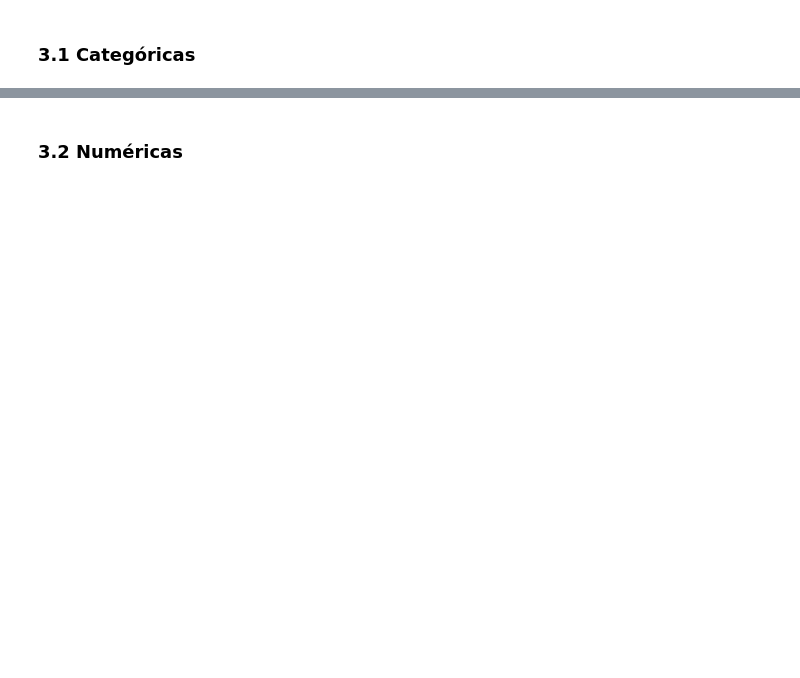
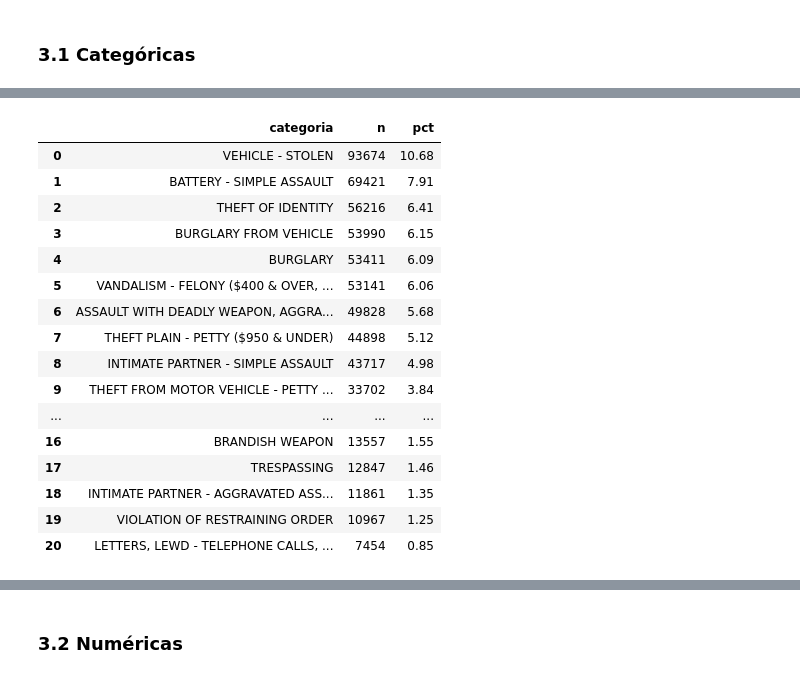
Before and after one commit to dulcetorres220799/progra-gatos, a Jupyter notebook: notebooks/nb01_estructura_perfilado.ipynb, the cells around one changed output, grey strips where cells are left out. Saved outputs shown, nothing was run; the diff lists cells and outputs as text; code cells hidden in the pictures; blank space fills up the shorter version.

```diff
--- a/notebooks/nb01_estructura_perfilado.ipynb
+++ b/notebooks/nb01_estructura_perfilado.ipynb
@@ -366,0 +228,30 @@ Para el tema del registro por años, la documentación del archivo contiene lo s
+# %%
+#delito
+
+con.execute("""
+    SELECT delito AS categoria,
+           COUNT(*) AS n,
+           ROUND(100.0 * COUNT(*) / (SELECT COUNT(*) FROM clean.delitos_LA), 2) AS pct
+    FROM clean.delitos_LA
+    GROUP BY categoria
+    ORDER BY n DESC
+    LIMIT 21
+""").df()
+# %% [output]
+|  | categoria | n | pct |
+| 0 | VEHICLE - STOLEN | 93674 | 10.68 |
+| 1 | BATTERY - SIMPLE ASSAULT | 69421 | 7.91 |
+| 2 | THEFT OF IDENTITY | 56216 | 6.41 |
+| 3 | BURGLARY FROM VEHICLE | 53990 | 6.15 |
+| 4 | BURGLARY | 53411 | 6.09 |
+| 5 | VANDALISM - FELONY ($400 & OVER, ... | 53141 | 6.06 |
+| 6 | ASSAULT WITH DEADLY WEAPON, AGGRA... | 49828 | 5.68 |
+| 7 | THEFT PLAIN - PETTY ($950 & UNDER) | 44898 | 5.12 |
+| 8 | INTIMATE PARTNER - SIMPLE ASSAULT | 43717 | 4.98 |
+| 9 | THEFT FROM MOTOR VEHICLE - PETTY ... | 33702 | 3.84 |
+| ... | ... | ... | ... |
+| 16 | BRANDISH WEAPON | 13557 | 1.55 |
+| 17 | TRESPASSING | 12847 | 1.46 |
+| 18 | INTIMATE PARTNER - AGGRAVATED ASS... | 11861 | 1.35 |
+| 19 | VIOLATION OF RESTRAINING ORDER | 10967 | 1.25 |
+| 20 | LETTERS, LEWD - TELEPHONE CALLS, ... | 7454 | 0.85 |
```
Also changed, not shown: parts of 26 cells of this notebook.
